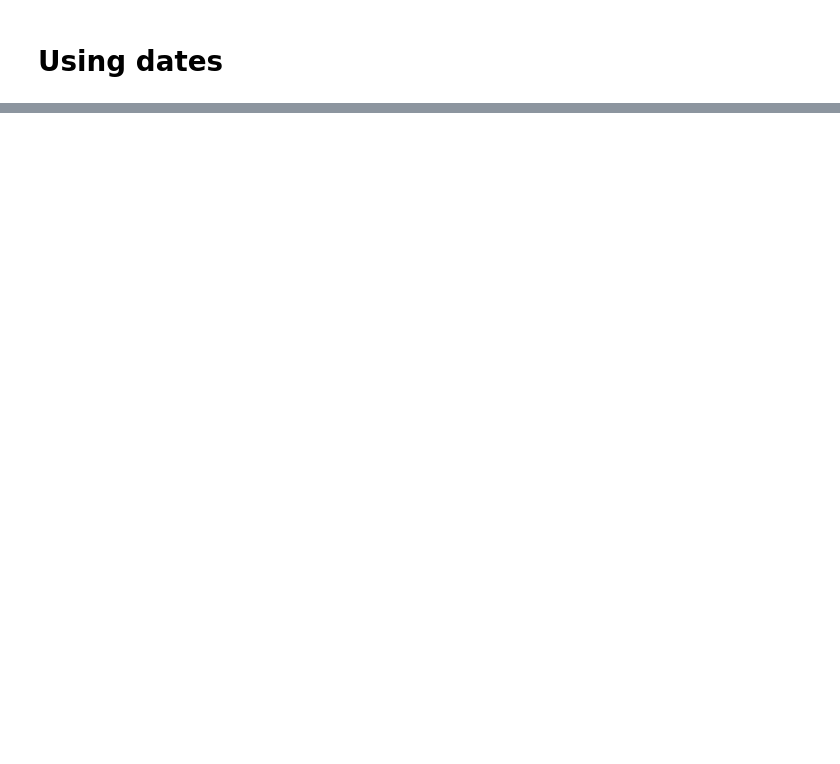
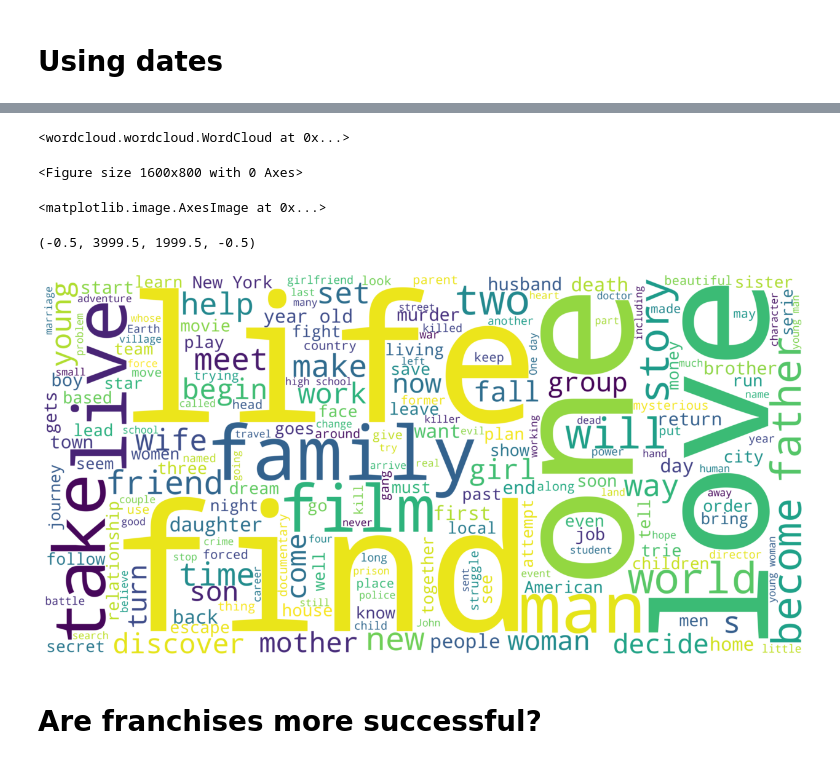
Before and after one commit to mattyapers/Movies_EDA, a Jupyter notebook: Movies_EDA_1.ipynb, the cells around one changed output, grey strips where cells are left out. Saved outputs shown, nothing was run; the diff lists cells and outputs as text; code cells hidden in the pictures; blank space fills up the shorter version.

```diff
--- a/Movies_EDA_1.ipynb
+++ b/Movies_EDA_1.ipynb
@@ -474,0 +566,18 @@ HTML(df[mask_actor & mask_director][['title','poster_path','revenue_musd']].to_h
+# %%
+# Create tagline WordCloud
+overview_wordcloud = WordCloud(background_color='white', height=2000, width=4000, max_words= 200).generate(corpus_dict['overview_corpus'])
+overview_wordcloud
+
+# Show the wordcloud
+plt.figure(figsize=(16,8))
+plt.imshow(overview_wordcloud, interpolation= "bilinear")
+plt.axis('off')
+plt.show()
+# %% [output]
+<wordcloud.wordcloud.WordCloud at 0x...>
+<Figure size 1600x800 with 0 Axes>
+<matplotlib.image.AxesImage at 0x...>
+(-0.5, 3999.5, 1999.5, -0.5)
+[figure, added]
+# %% [markdown]
+# Are franchises more successful?
```
Also changed, not shown: parts of 19 cells of this notebook.
